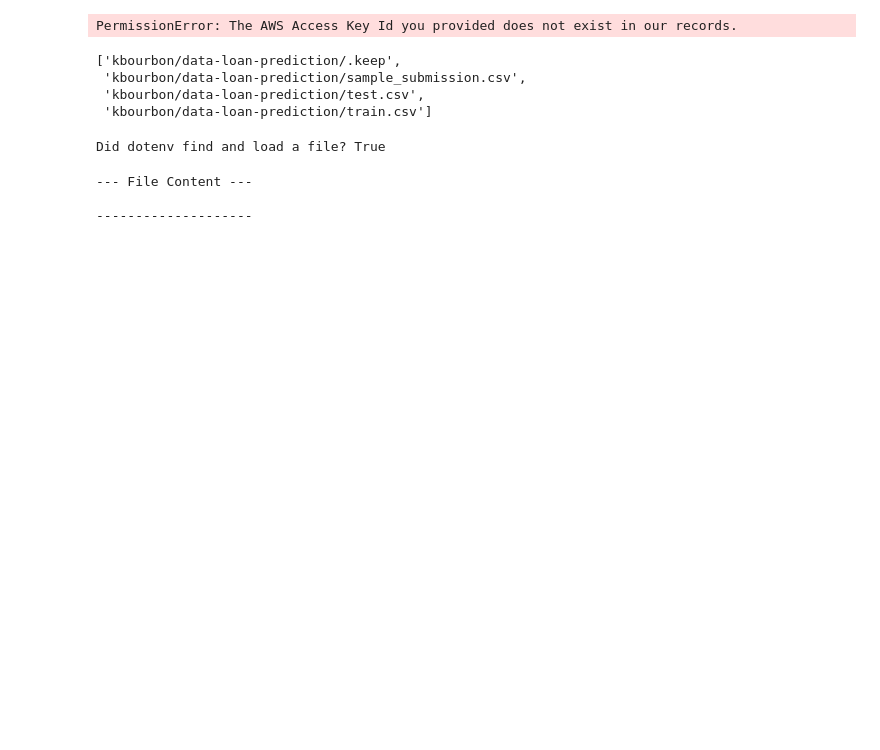
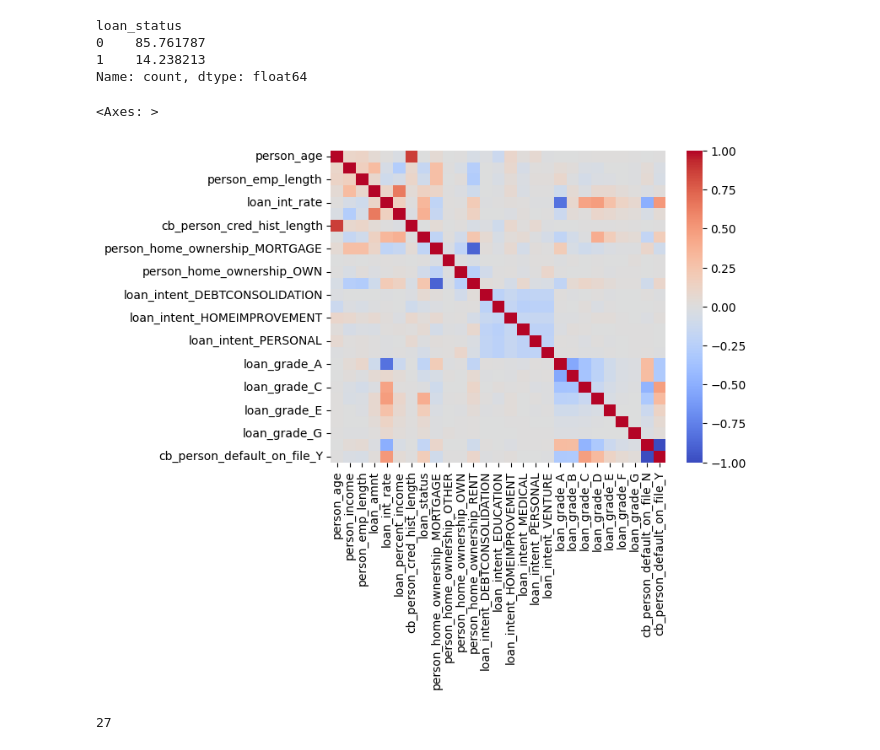
Before and after one commit to kellybourbon2/Loan-prediction-approval, a Jupyter notebook: data_exploration.ipynb, the cells around one changed output. Cells and saved outputs as stored; diff of their text form; code cells hidden in the pictures; blank space fills up the shorter version.

```diff
--- a/data_exploration.ipynb
+++ b/data_exploration.ipynb
@@ -1,42 +1,46 @@
 # %%
 import os
+import seaborn as sns
 import s3fs
 from dotenv import load_dotenv
-load_dotenv()
+import pandas as pd
+from sklearn.ensemble import RandomForestClassifier
+from sklearn import metrics
 
+#load the environment variables from the .env file
+load_dotenv(override=True)
+
+#load the dataset stored in the s3 bucket of MinIO
 fs=s3fs.S3FileSystem(key=os.getenv("AWS_ACCESS_KEY_ID"),
                   secret=os.getenv("AWS_SECRET_ACCESS_KEY"),
                   token=os.getenv("AWS_SESSION_TOKEN"),
-                  client_kwargs={'endpoint_url':  'https://'+os.getenv("AWS_S3_ENDPOINT_URL")})
-fs.ls(os.getenv("BUCKET_NAME"))
+                  client_kwargs={'endpoint_url':  'https://'+ os.getenv("AWS_S3_ENDPOINT")})
+
+
+#load the train dataset
+train_path= os.getenv("AWS_BUCKET_NAME") + '/train.csv'
+with fs.open(train_path, mode='rb') as f:
+        df = pd.read_csv(f)
-# %% [output]
-PermissionError: The AWS Access Key Id you provided does not exist in our records.
-# %%
-fs = s3fs.S3FileSystem(
-    client_kwargs={'endpoint_url': 'https://'+'minio.lab.sspcloud.fr'},
-    key = os.environ["AWS_ACCESS_KEY_ID"],
-    secret = os.environ["AWS_SECRET_ACCESS_KEY"],
-    token = os.environ["AWS_SESSION_TOKEN"])
-# %% [output]
-['kbourbon/data-loan-prediction/.keep',
- 'kbourbon/data-loan-prediction/sample_submission.csv',
- 'kbourbon/data-loan-prediction/test.csv',
- 'kbourbon/data-loan-prediction/train.csv']
-# %%
-success = load_dotenv()
-print(f"Did dotenv find and load a file? {success}")
-# %% [output]
-Did dotenv find and load a file? True
-# %%
-# Test if the file is readable as text
-try:
-    with open(".env", "r") as f:
-        print("--- File Content ---")
-        print(f.read())
-        print("--------------------")
-except Exception as e:
-    print(f"Error reading file: {e}")
-# %% [output]
---- File Content ---
-
---------------------
+# %%
+# Exploratory analysis
+
+#drop index column
+df.drop(columns=["id"], inplace=True)
+
+print(df["loan_status"].value_counts()/len(df)*100) #train sample with imbalanced classes
+
+#convert the str columns to dummy variables (one-hot encoding)
+df = pd.get_dummies(df, columns=df.select_dtypes(include='str').columns, dtype=int)
+
+sns.heatmap(df.corr(), cmap="coolwarm")
+# %% [output]
+loan_status
+0    85.761787
+1    14.238213
+Name: count, dtype: float64
+<Axes: >
+[figure, added]
+# %%
+len(df.columns)
+# %% [output]
+27
```
Also changed, not shown: parts of 4 cells of this notebook, 2 other files.
